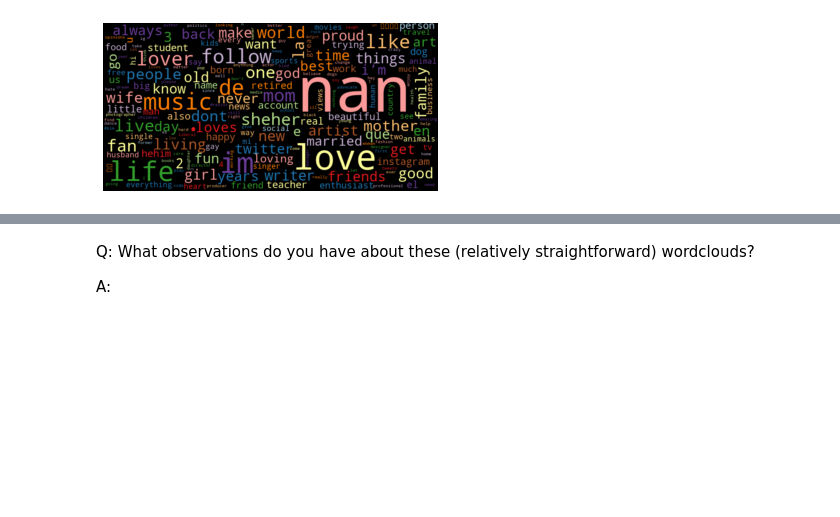
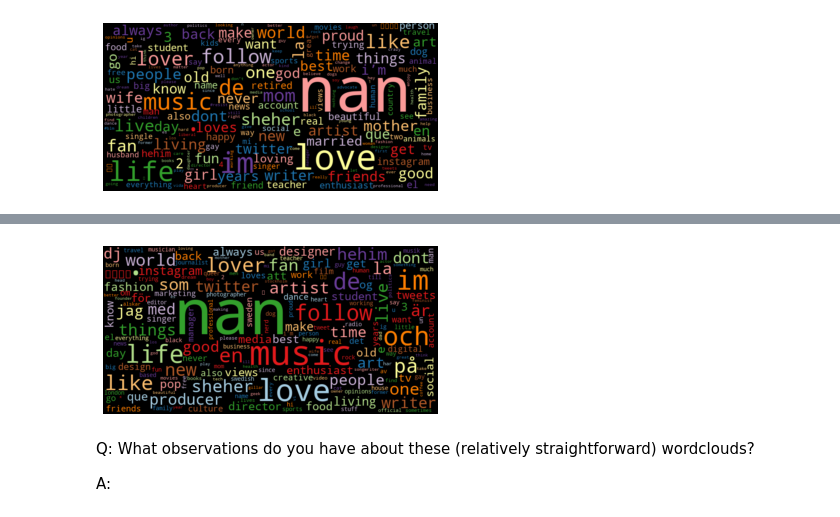
Before and after one commit to munipayal1/MADS-509-Module-3, a Jupyter notebook: Group_Comparison.ipynb, the cells around one changed output, grey strips where cells are left out. Saved outputs shown, nothing was run; the diff lists cells and outputs as text; code cells hidden in the pictures; blank space fills up the shorter version.

```diff
--- a/Group_Comparison.ipynb
+++ b/Group_Comparison.ipynb
@@ -638,3 +653,8 @@ cher__twitter_count_words.head(10)
 wordcloud(cher__twitter_count_words['freq'])
 # %% [output]
 [figure]
+# %%
+#for robyn twitter
+robyn_twitter_for_cloud = twitter_data.loc[twitter_data['artist'] == 'robyn']
+# %%
+robyn__twitter_count_words = count_words(robyn_twitter_for_cloud)
@@ -641,3 +673,7 @@ wordcloud(cher__twitter_count_words['freq'])
+# %%
+wordcloud(robyn__twitter_count_words['freq'])
+# %% [output]
+[figure, added]
 # %% [markdown]
 Q: What observations do you have about these (relatively straightforward) wordclouds?
 
```
Also changed, not shown: parts of 4 cells of this notebook.
